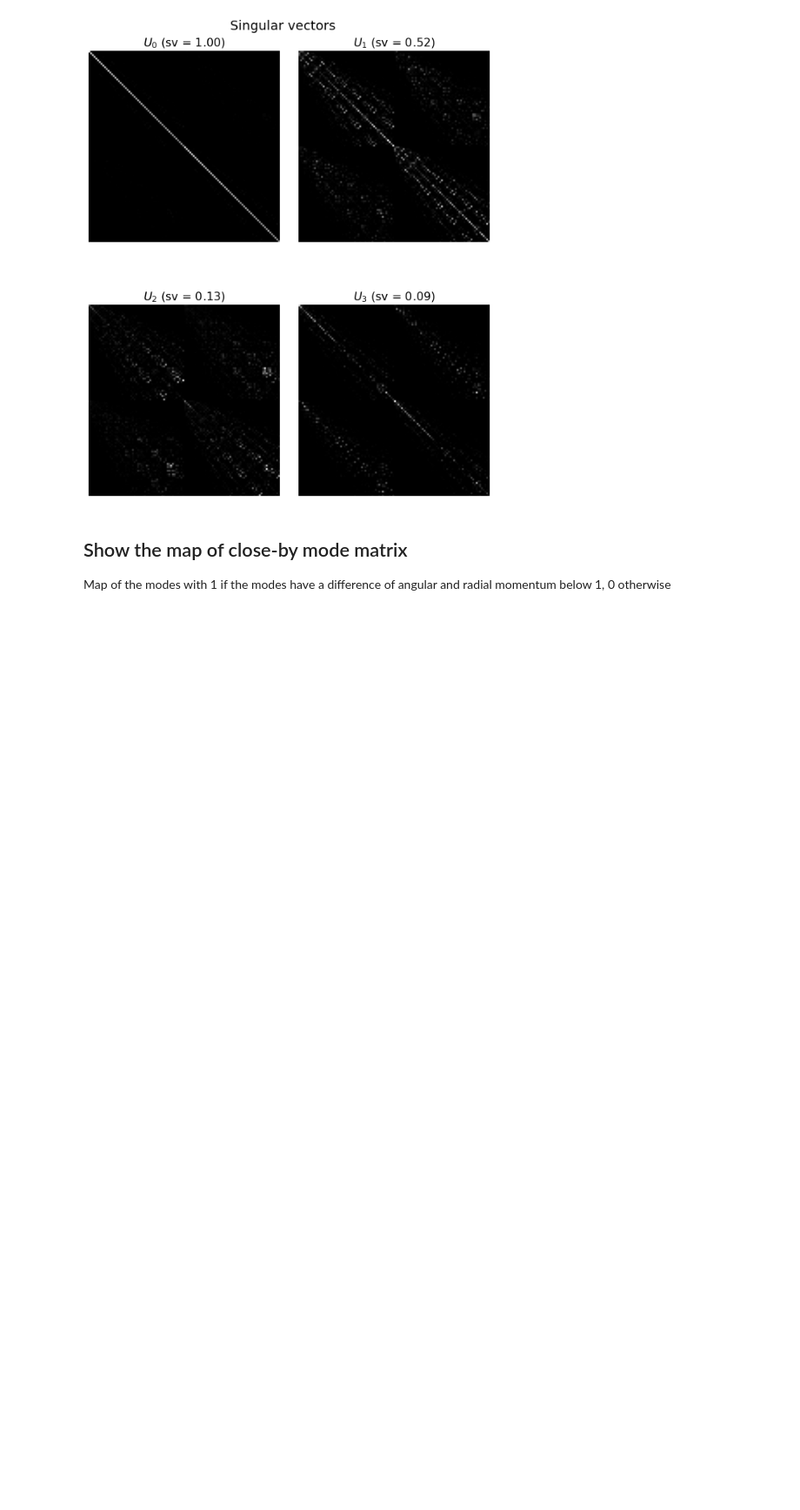
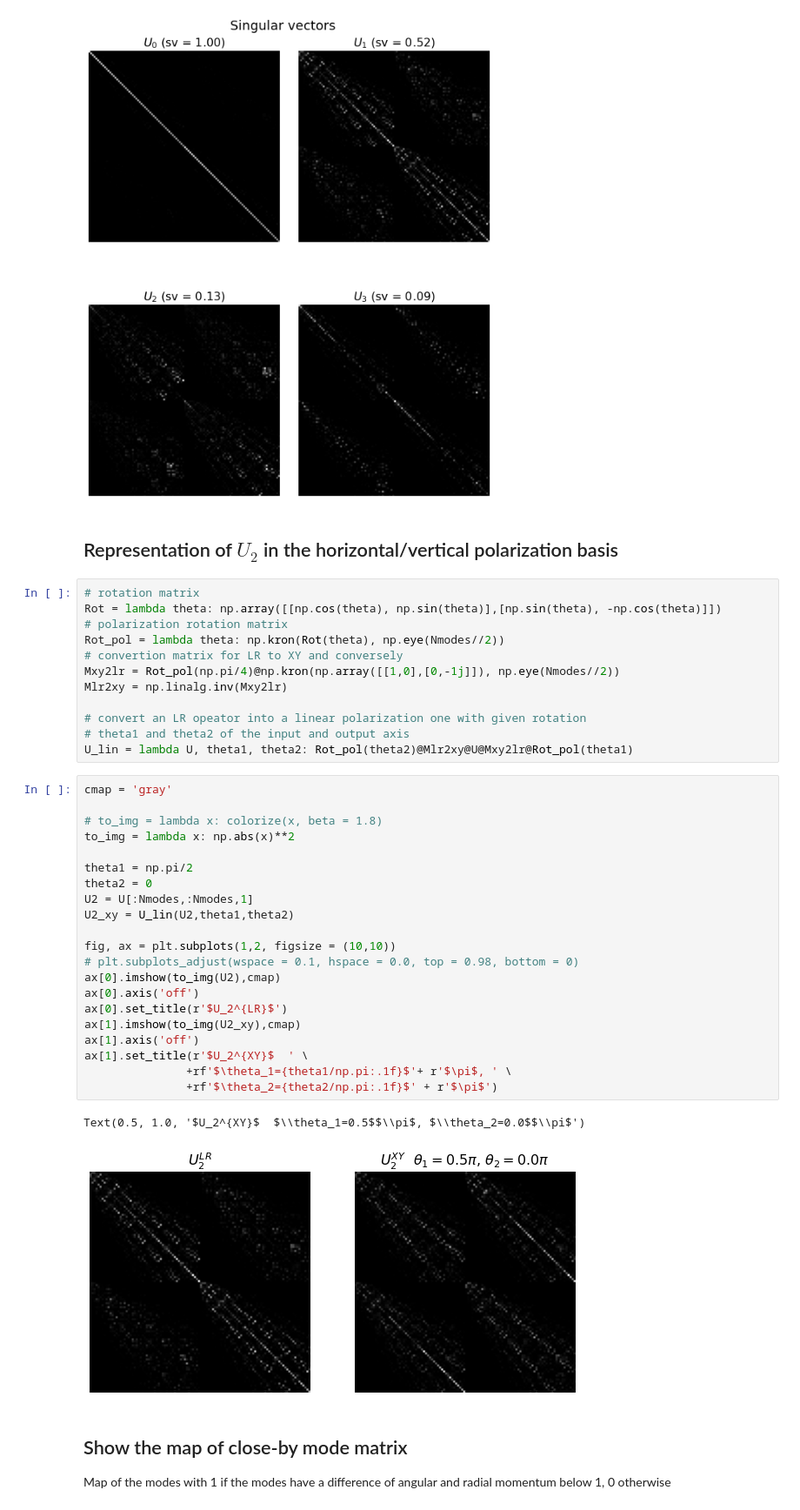
Before and after one commit to wavefrontshaping/article_MMF_disorder, a Jupyter notebook: Analysis/Analysis_Deformation.ipynb, the cells around one changed output. Shown at 87% size. Saved outputs shown, nothing was run; the diff lists cells and outputs as text; blank space fills up the shorter version.

Commit message:
add representation of U2 in the linear polarizations

```diff
--- a/Analysis/Analysis_Deformation.ipynb
+++ b/Analysis/Analysis_Deformation.ipynb
@@ -537,6 +537,44 @@ print(np.sum(s[:2]**2)/np.sum(s**2))
 # %% [output]
 0.9794973604143481
 [figure]
+# %% [markdown]
+## Representation of $U_2$ in the horizontal/vertical polarization basis
+# %%
+# rotation matrix
+Rot = lambda theta: np.array([[np.cos(theta), np.sin(theta)],[np.sin(theta), -np.cos(theta)]])
+# polarization rotation matrix
+Rot_pol = lambda theta: np.kron(Rot(theta), np.eye(Nmodes//2))
+# convertion matrix for LR to XY and conversely
+Mxy2lr = Rot_pol(np.pi/4)@np.kron(np.array([[1,0],[0,-1j]]), np.eye(Nmodes//2))
+Mlr2xy = np.linalg.inv(Mxy2lr)
+
+# convert an LR opeator into a linear polarization one with given rotation
+# theta1 and theta2 of the input and output axis
+U_lin = lambda U, theta1, theta2: Rot_pol(theta2)@Mlr2xy@U@Mxy2lr@Rot_pol(theta1)
+# %%
+cmap = 'gray'
+
+# to_img = lambda x: colorize(x, beta = 1.8)
+to_img = lambda x: np.abs(x)**2
+
+theta1 = np.pi/2
+theta2 = 0
+U2 = U[:Nmodes,:Nmodes,1]
+U2_xy = U_lin(U2,theta1,theta2)
+
+fig, ax = plt.subplots(1,2, figsize = (10,10))
+# plt.subplots_adjust(wspace = 0.1, hspace = 0.0, top = 0.98, bottom = 0)
+ax[0].imshow(to_img(U2),cmap)
+ax[0].axis('off')
+ax[0].set_title(r'$U_2^{LR}$')
+ax[1].imshow(to_img(U2_xy),cmap)
+ax[1].axis('off')
+ax[1].set_title(r'$U_2^{XY}$  ' \
+               +rf'$\theta_1={theta1/np.pi:.1f}$'+ r'$\pi$, ' \
+               +rf'$\theta_2={theta2/np.pi:.1f}$' + r'$\pi$')
+# %% [output]
+Text(0.5, 1.0, '$U_2^{XY}$  $\\theta_1=0.5$$\\pi$, $\\theta_2=0.0$$\\pi$')
+[figure, added]
 # %% [markdown]
 ## Show the map of close-by mode matrix
 Map of the modes with 1 if the modes have a difference of angular and radial momentum below 1, 0 otherwise
```
Also changed, not shown: parts of 3 cells of this notebook, 1 other file.
